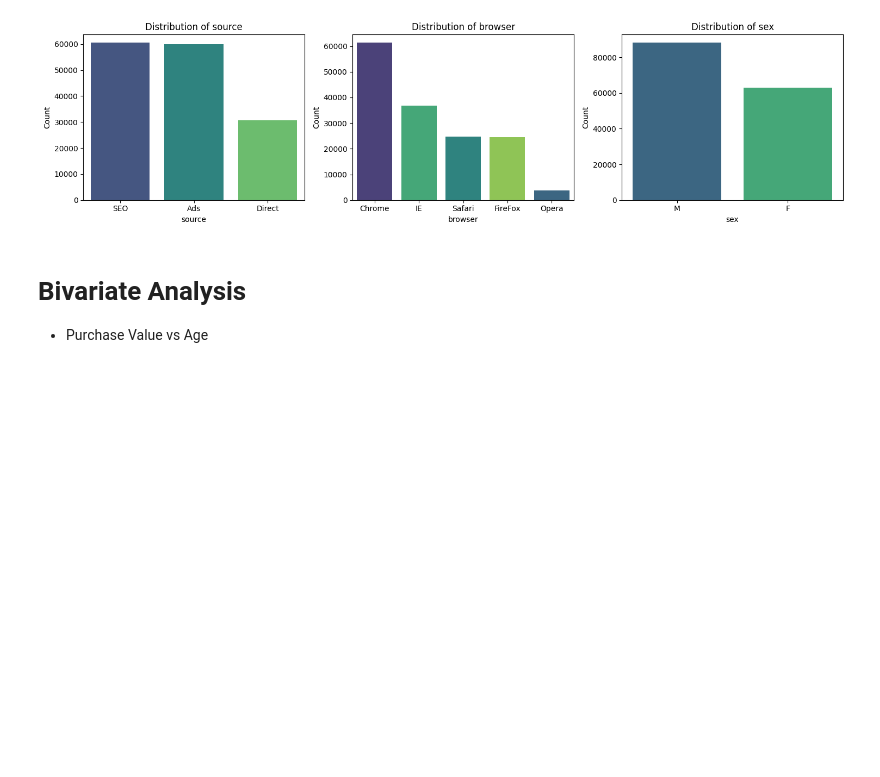
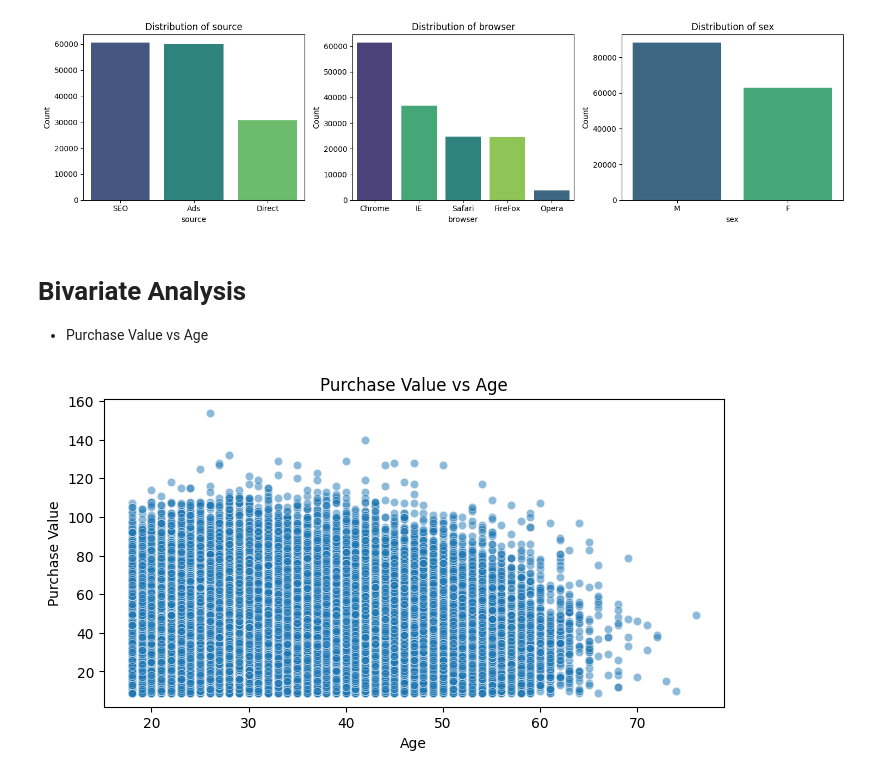
Before and after one commit to nebiyu-getachew/Fraud-Detection, a Jupyter notebook: notebooks/task_1.ipynb, the cells around one changed output. Saved outputs shown, nothing was run; the diff lists cells and outputs as text; code cells hidden in the pictures; blank space fills up the shorter version.

```diff
--- a/notebooks/task_1.ipynb
+++ b/notebooks/task_1.ipynb
@@ -233,3 +233,8 @@ visualizer._plot_counts() # To plot counts for categorical features
 # Bivariate Analysis
 
 - Purchase Value vs Age
+# %%
+# Plot relationship between purchase_value vs age
+visualizer.plot_relationship()
+# %% [output]
+[figure, added]
```
Also changed, not shown: parts of 4 cells of this notebook.
